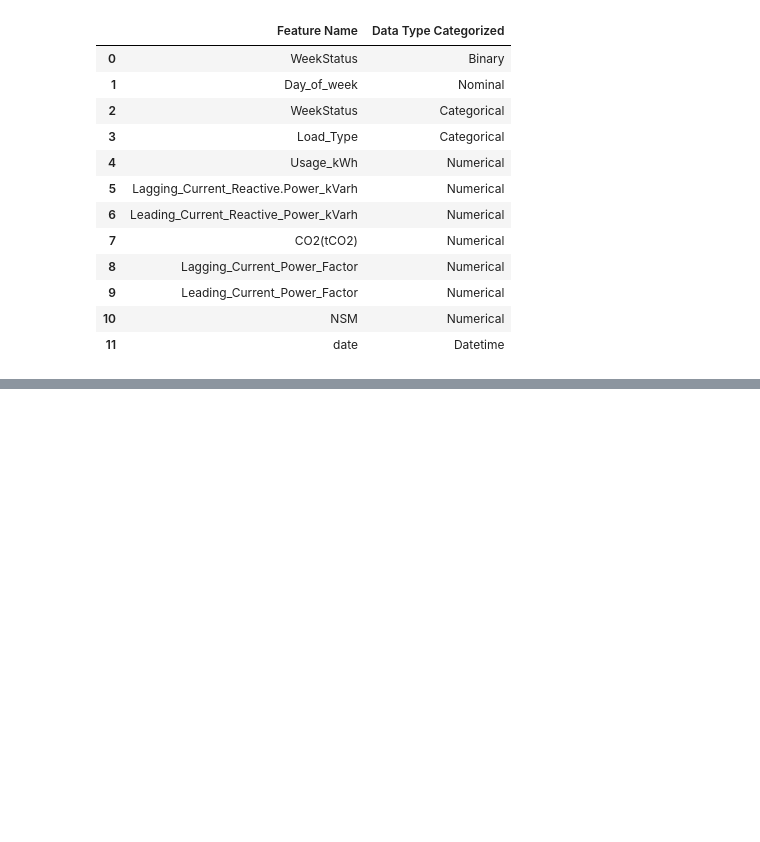
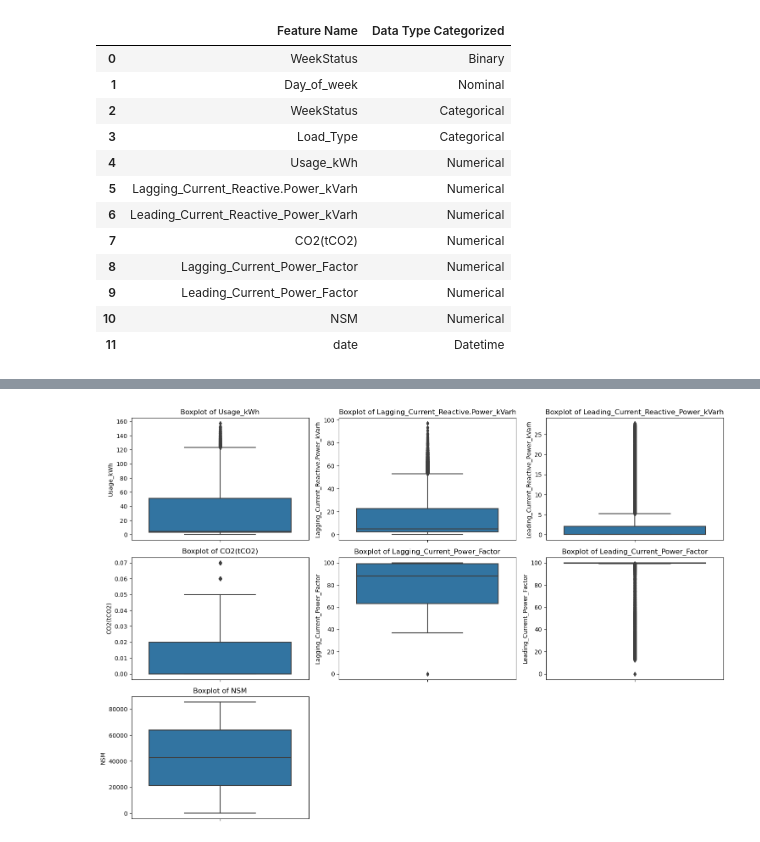
Before and after one commit to yeshwanthkotha/steel_industry_energy_consumption_data, a Jupyter notebook: steel_industry_energy_consumption_data.ipynb, the cells around one changed output, grey strips where cells are left out. Saved outputs shown, nothing was run; the diff lists cells and outputs as text; code cells hidden in the pictures; blank space fills up the shorter version.

```diff
--- a/steel_industry_energy_consumption_data.ipynb
+++ b/steel_industry_energy_consumption_data.ipynb
@@ -192,19 +155,0 @@ highly_correlated_features = [column for column in upper.columns if any(upper[co
-# %%
-from sklearn.ensemble import RandomForestRegressor
-
-# Fit a model (using RandomForest for demonstration)
-model = RandomForestRegressor()
-model.fit(X_train[features_selected], y_train)
-
-# Get feature importances
-importances = model.feature_importances_
-
-# Sort features by importance
-features_importance_sorted = np.argsort(importances)[::-1]
-
-# Print the feature importances
-print("Feature ranking:")
-for f in range(X_train[features_selected].shape[1]):
-    print(f"{f + 1}. feature {features_selected[features_importance_sorted[f]]} ({importances[features_importance_sorted[f]]})")
-
-# Based on this, you might decide to remove features with very low importance
@@ -210,0 +197,14 @@ for f in range(X_train[features_selected].shape[1]):
+# %%
+numerical_data = data.select_dtypes(include=['float64', 'int64'])
+
+# Plot boxplots for each column
+plt.figure(figsize=(15, 10))  # Adjust the size as needed
+for i, col in enumerate(numerical_data.columns):
+    plt.subplot(len(numerical_data.columns) // 3 + 1, 3, i + 1)
+    sns.boxplot(y=col, data=numerical_data)
+    plt.title(f'Boxplot of {col}')
+    plt.tight_layout()
+
+plt.show()
+# %% [output]
+[figure, added]
```
Also changed, not shown: parts of 23 cells of this notebook, 2 other files.
